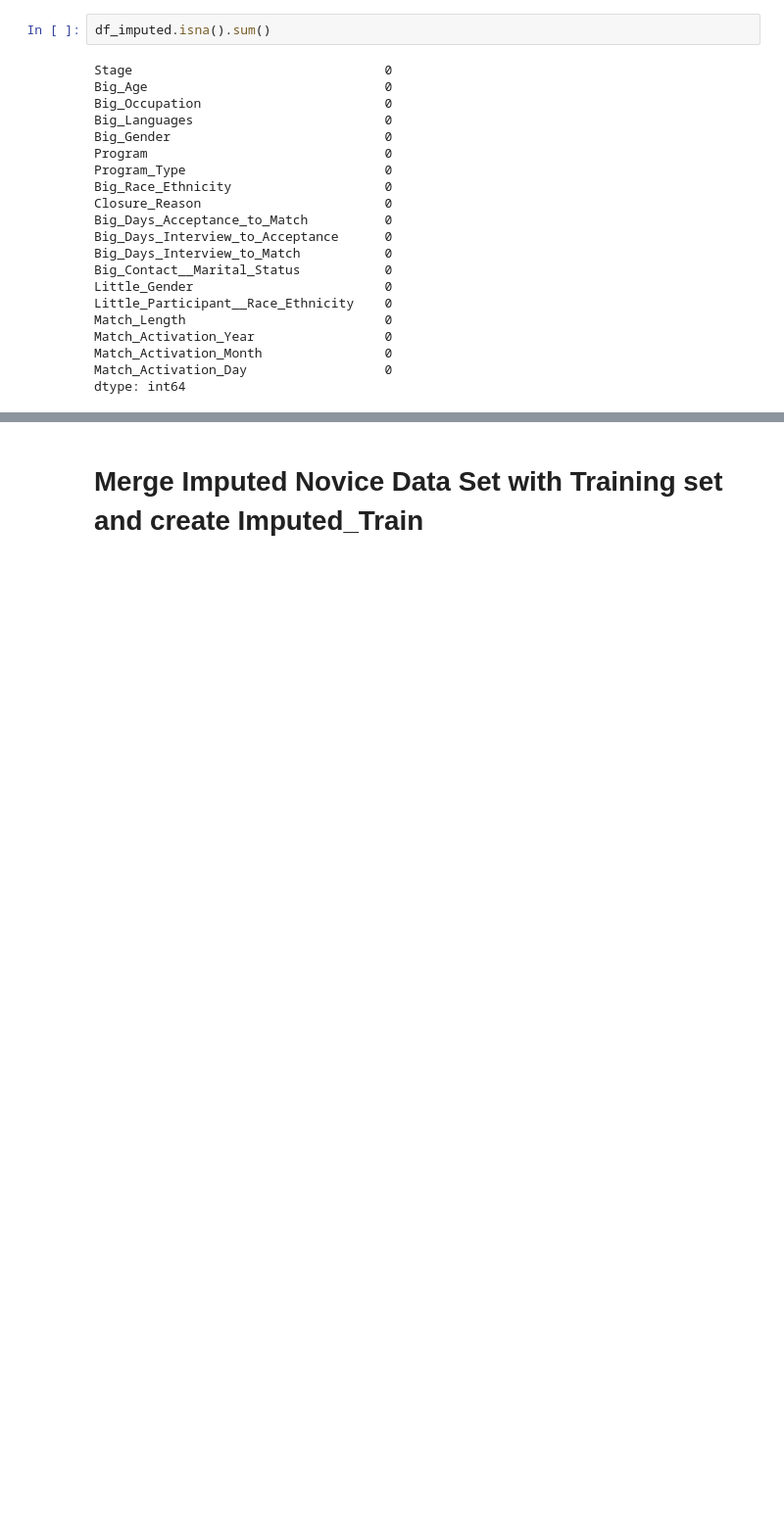
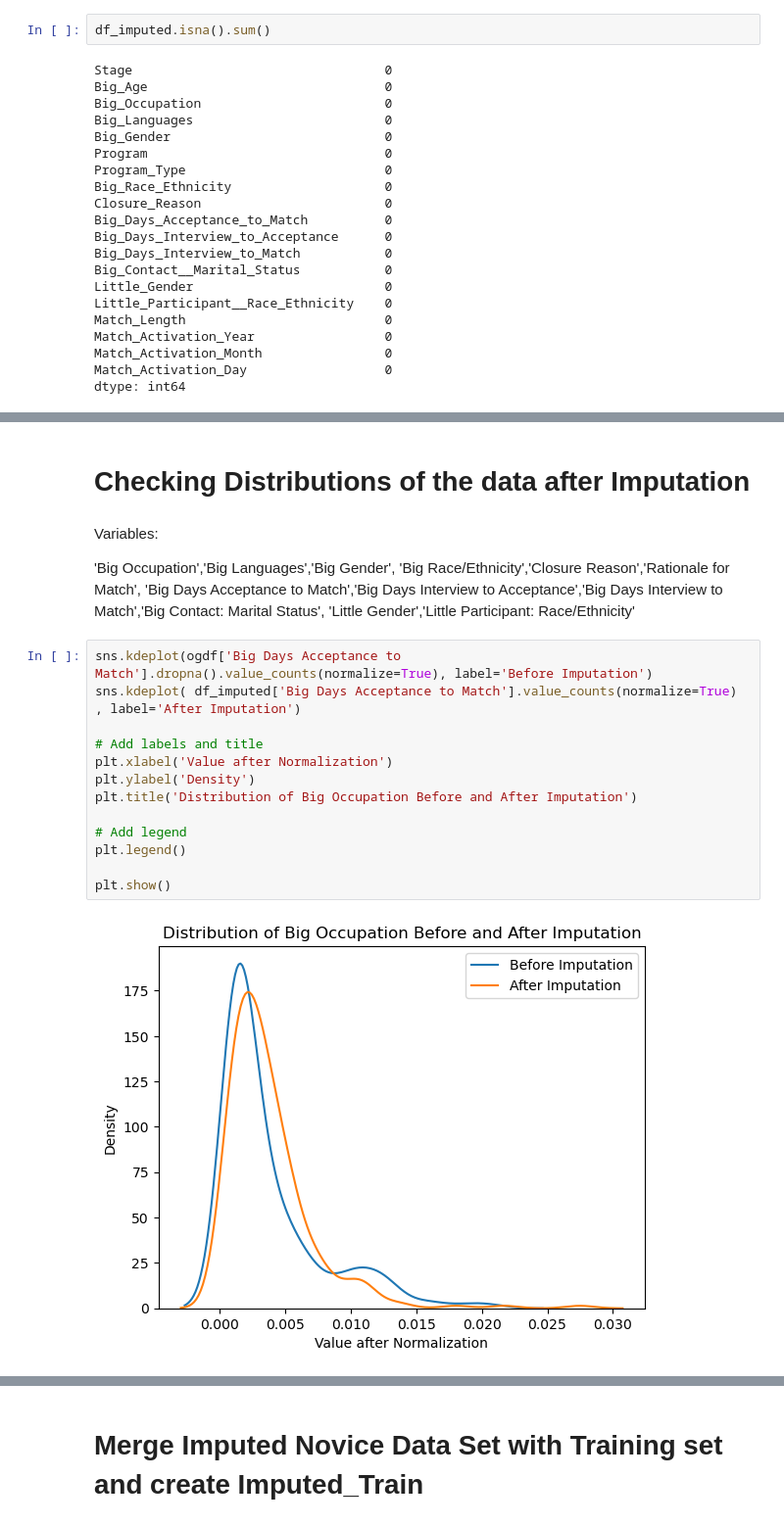
Before and after one commit to hypnos-coder/MinneMUDAC2025PC, a Jupyter notebook: notebook/hajar/data_imputation.ipynb, the cells around one changed output, grey strips where cells are left out. Shown at 98% size. Saved outputs shown, nothing was run; the diff lists cells and outputs as text; blank space fills up the shorter version.

Commit message:
added plot for distribution and showing MAR

```diff
--- a/notebook/hajar/data_imputation.ipynb
+++ b/notebook/hajar/data_imputation.ipynb
@@ -646,3 +648,28 @@ df_imputed.head()
 | 2 | a1v2J0000027NsOQAU | Closed | 0032J00003PLeoRQAT | 0032J00003Ph0MT | 45 | Military | Chinese | Male | ... |
 | 3 | a1v2J0000027dtOQAQ | Active | 0032J00003PLeoRQAT | 0032J00003Ph14N | 61 | Finance: Banking | No Preference | Male | ... |
 | 4 | a1v2J0000028enKQAQ | Closed | 0032J00003PfZ6QQAV | 0032J00003Ph14j | 29 | Human Services: Non-Profit | No Preference | Female | ... |
+# %% [markdown]
+# Checking Distributions of the data after Imputation
+# %% [markdown]
+Variables:
+
+'Big Occupation','Big Languages','Big Gender',
+'Big Race/Ethnicity','Closure Reason','Rationale for Match',
+'Big Days Acceptance to Match','Big Days Interview to Acceptance','Big Days Interview to Match','Big Contact: Marital Status',
+'Little Gender','Little Participant: Race/Ethnicity'
+# %%
+sns.kdeplot(ogdf['Big Days Acceptance to Match'].dropna().value_counts(normalize=True), label='Before Imputation')
+sns.kdeplot( df_imputed['Big Days Acceptance to Match'].value_counts(normalize=True)
+, label='After Imputation')
+
+# Add labels and title
+plt.xlabel('Value after Normalization')
+plt.ylabel('Density')
+plt.title('Distribution of Big Occupation Before and After Imputation')
+
+# Add legend
+plt.legend()
+
+plt.show()
+# %% [output]
+[figure, added]
```
Also changed, not shown: parts of 5 cells of this notebook.
